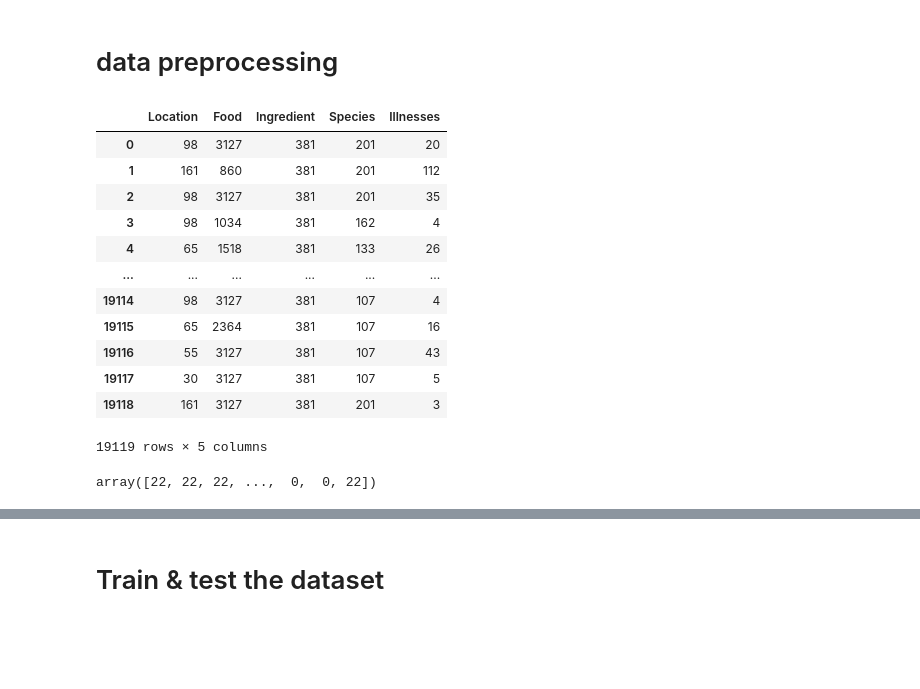
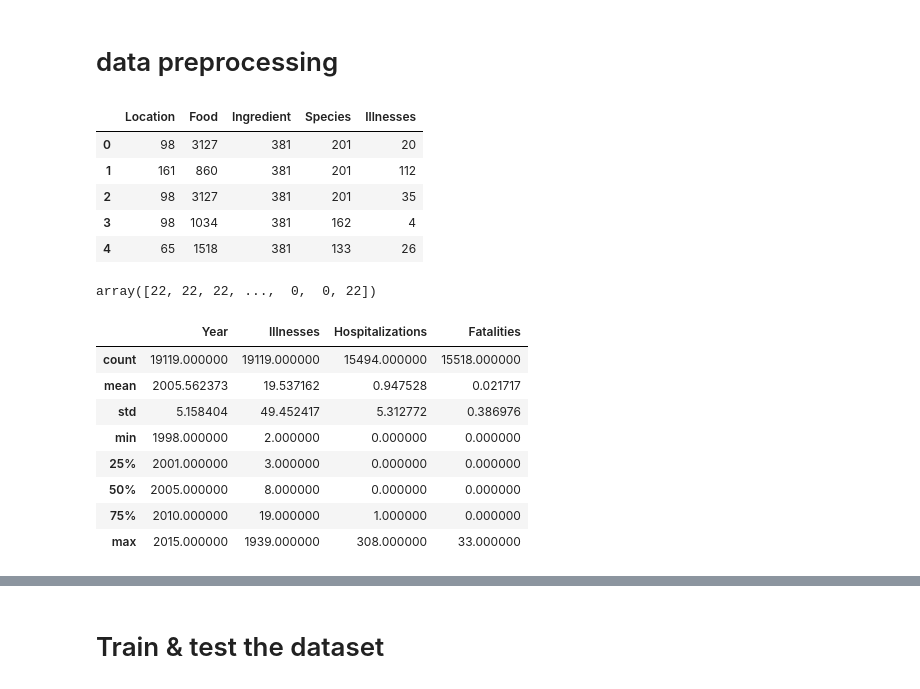
Before and after one commit to EftiarHKhan/Foodborne-diseases-prediction, a Jupyter notebook: Foodborne Diseases prediction.ipynb, the cells around one changed output, grey strips where cells are left out. Drawn from its saved outputs; the diff is of its cells as text; code cells hidden in the pictures; blank space fills up the shorter version.

Commit message:
Add input data to check prediction

```diff
--- a/Foodborne Diseases prediction.ipynb
+++ b/Foodborne Diseases prediction.ipynb
@@ -9,7 +9,7 @@ import seaborn as sns
 # %% [markdown]
 # Read dataset 1
 # %%
-dataset = pd.read_csv("H:\My document 2.0\Thesis\Final\Foodborne-diseases-prediction-main\outbreaks.csv")
+dataset = pd.read_csv("D:\Files\Eftiar\Thesis\Food borne diseases\Food borne diseases prediction\Foodborne-diseases-prediction-main\outbreaks.csv")
 # %%
 dataset.head()
 # %% [output]
@@ -112,22 +112,27 @@ X.Ingredient = le_x.fit_transform(X.Ingredient)
 X.Species = le_x.fit_transform(X.Species)
 y = le_x.fit_transform(y)
 # %%
-X
+X.head()
 # %% [output]
 |  | Location | Food | Ingredient | Species | Illnesses |
 | 0 | 98 | 3127 | 381 | 201 | 20 |
 | 1 | 161 | 860 | 381 | 201 | 112 |
 | 2 | 98 | 3127 | 381 | 201 | 35 |
 | 3 | 98 | 1034 | 381 | 162 | 4 |
 | 4 | 65 | 1518 | 381 | 133 | 26 |
-| ... | ... | ... | ... | ... | ... |
-| 19114 | 98 | 3127 | 381 | 107 | 4 |
-| 19115 | 65 | 2364 | 381 | 107 | 16 |
-| 19116 | 55 | 3127 | 381 | 107 | 43 |
-| 19117 | 30 | 3127 | 381 | 107 | 5 |
-| 19118 | 161 | 3127 | 381 | 201 | 3 |
-19119 rows × 5 columns
 # %%
 y
 # %% [output]
 array([22, 22, 22, ...,  0,  0, 22])
+# %%
+dataset.describe()
+# %% [output]
+|  | Year | Illnesses | Hospitalizations | Fatalities |
+| count | 19119.000000 | 19119.000000 | 15494.000000 | 15518.000000 |
+| mean | 2005.562373 | 19.537162 | 0.947528 | 0.021717 |
+| std | 5.158404 | 49.452417 | 5.312772 | 0.386976 |
+| min | 1998.000000 | 2.000000 | 0.000000 | 0.000000 |
+| 25% | 2001.000000 | 3.000000 | 0.000000 | 0.000000 |
+| 50% | 2005.000000 | 8.000000 | 0.000000 | 0.000000 |
+| 75% | 2010.000000 | 19.000000 | 1.000000 | 0.000000 |
+| max | 2015.000000 | 1939.000000 | 308.000000 | 33.000000 |
```
Also changed, not shown: parts of 22 cells of this notebook.
